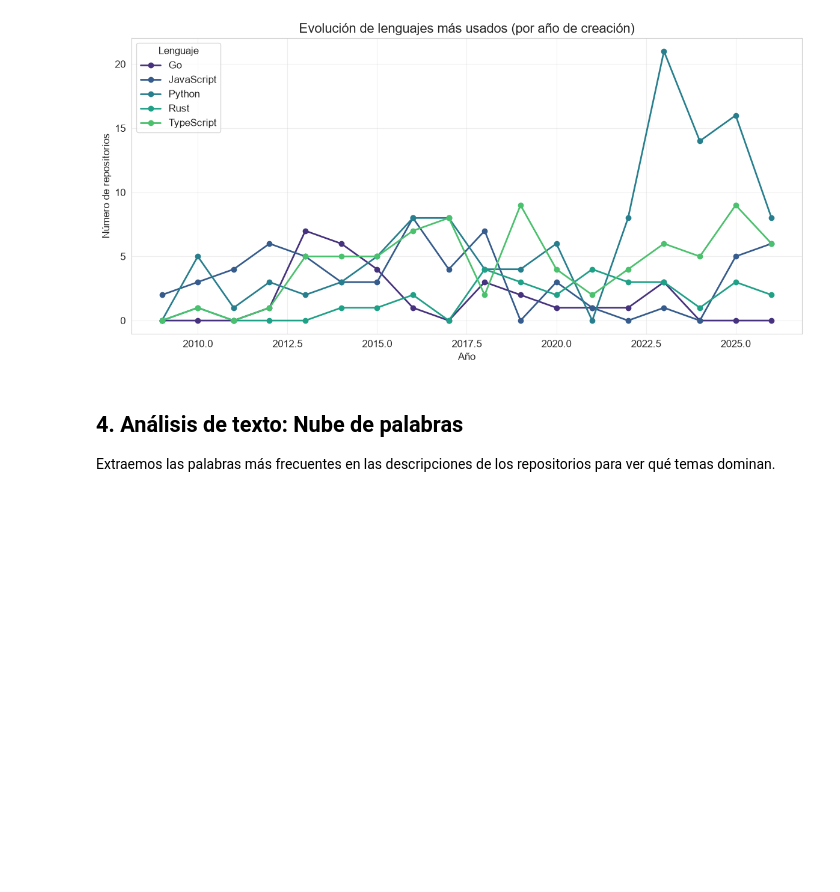
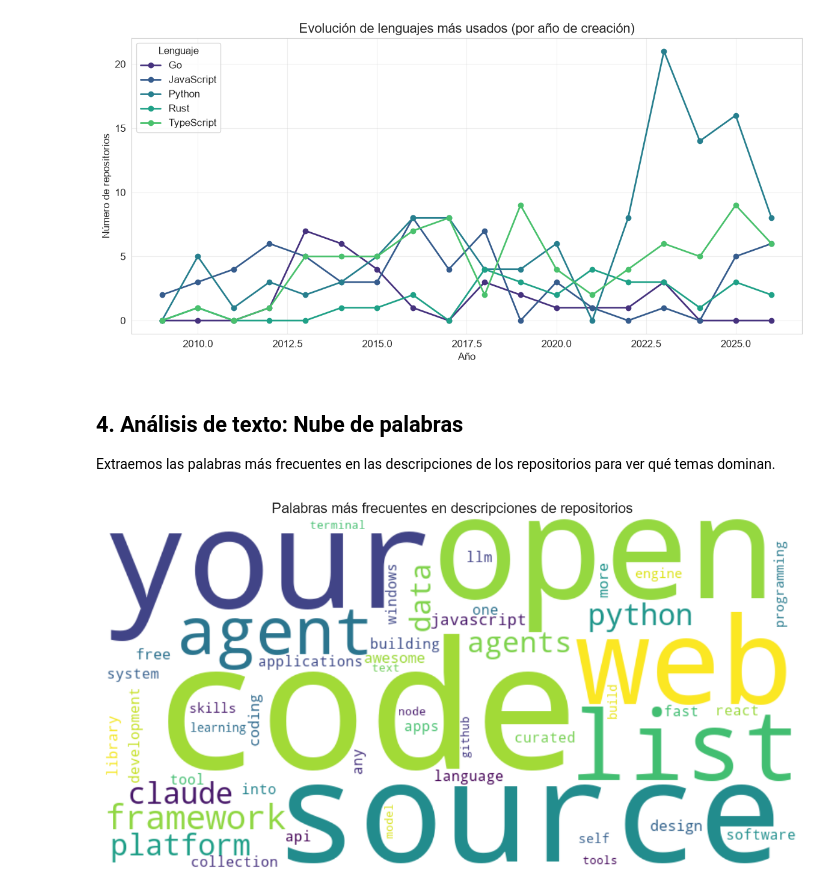
Before and after one commit to 010213reyes/github-trends-analysis, a Jupyter notebook: notebooks/02_Modeling_and_Evaluation.ipynb, the cells around one changed output. Drawn from its saved outputs; the diff is of its cells as text; code cells hidden in the pictures; blank space fills up the shorter version.

```diff
--- a/notebooks/02_Modeling_and_Evaluation.ipynb
+++ b/notebooks/02_Modeling_and_Evaluation.ipynb
@@ -237,3 +237,39 @@ plt.show()
 # %% [markdown]
 ## 4. Análisis de texto: Nube de palabras
 Extraemos las palabras más frecuentes en las descripciones de los repositorios para ver qué temas dominan.
+# %%
+
+try:
+    from wordcloud import WordCloud
+
+    # Obtener todas las palabras clave
+    all_keywords = []
+    for kw_list in df['keywords']:
+        all_keywords.extend(kw_list)
+
+    # Contar frecuencia
+    word_freq = Counter(all_keywords)
+    most_common = word_freq.most_common(30)
+
+    # Crear nube de palabras
+    wordcloud = WordCloud(width=800, height=400,
+                         background_color='white',
+                         colormap='viridis',
+                         max_words=50).generate_from_frequencies(word_freq)
+
+    plt.figure(figsize=(12, 6))
+    plt.imshow(wordcloud, interpolation='bilinear')
+    plt.axis('off')
+    plt.title('Palabras más frecuentes en descripciones de repositorios', fontsize=16)
+    plt.tight_layout()
+    plt.show()
+
+except ImportError:
+    print("⚠️ WordCloud no instalado. Ejecuta: pip install wordcloud")
+
+    # Mostrar top palabras en su lugar
+    print("\nTop 20 palabras más frecuentes:")
+    for word, count in word_freq.most_common(20):
+        print(f"  {word}: {count}")
+# %% [output]
+[figure, added]
```
Also changed, not shown: parts of 7 cells of this notebook.
